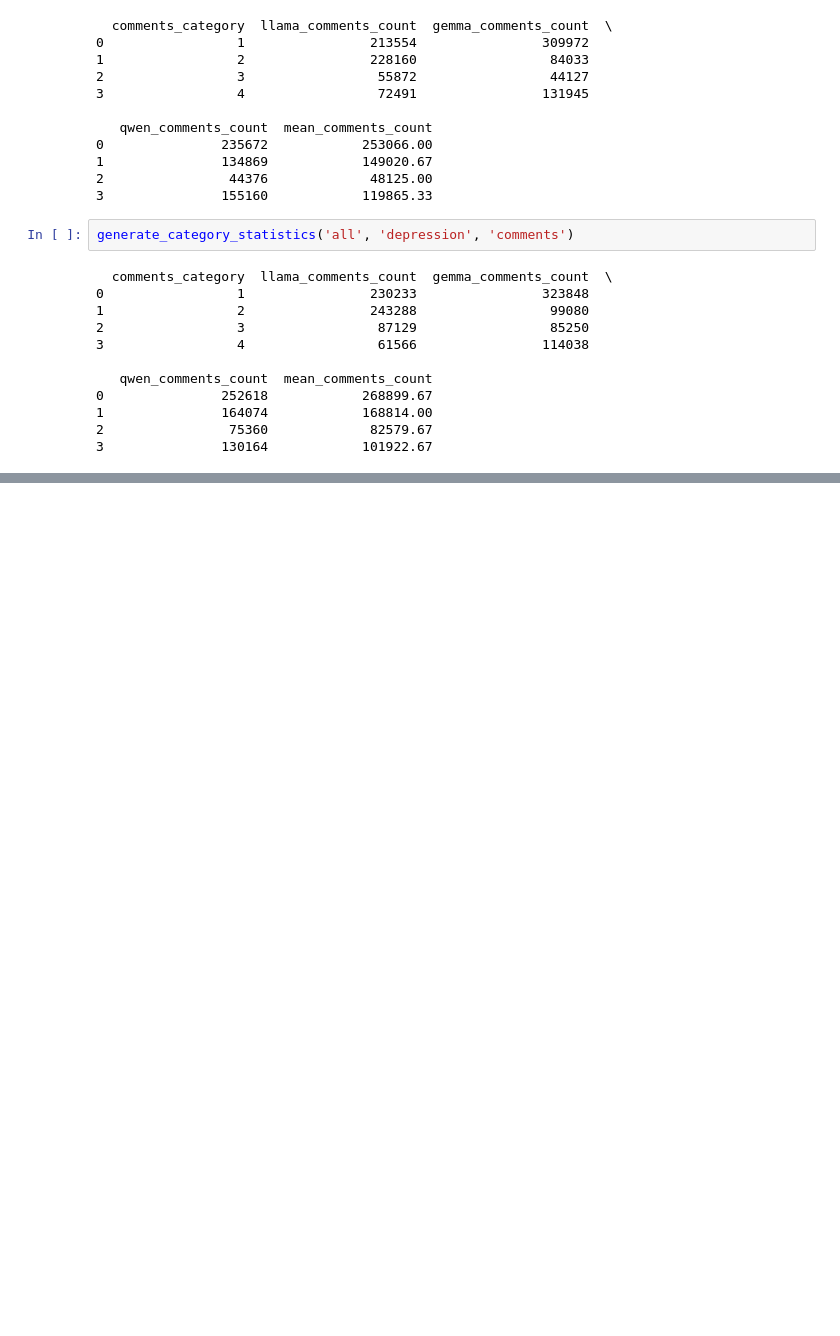
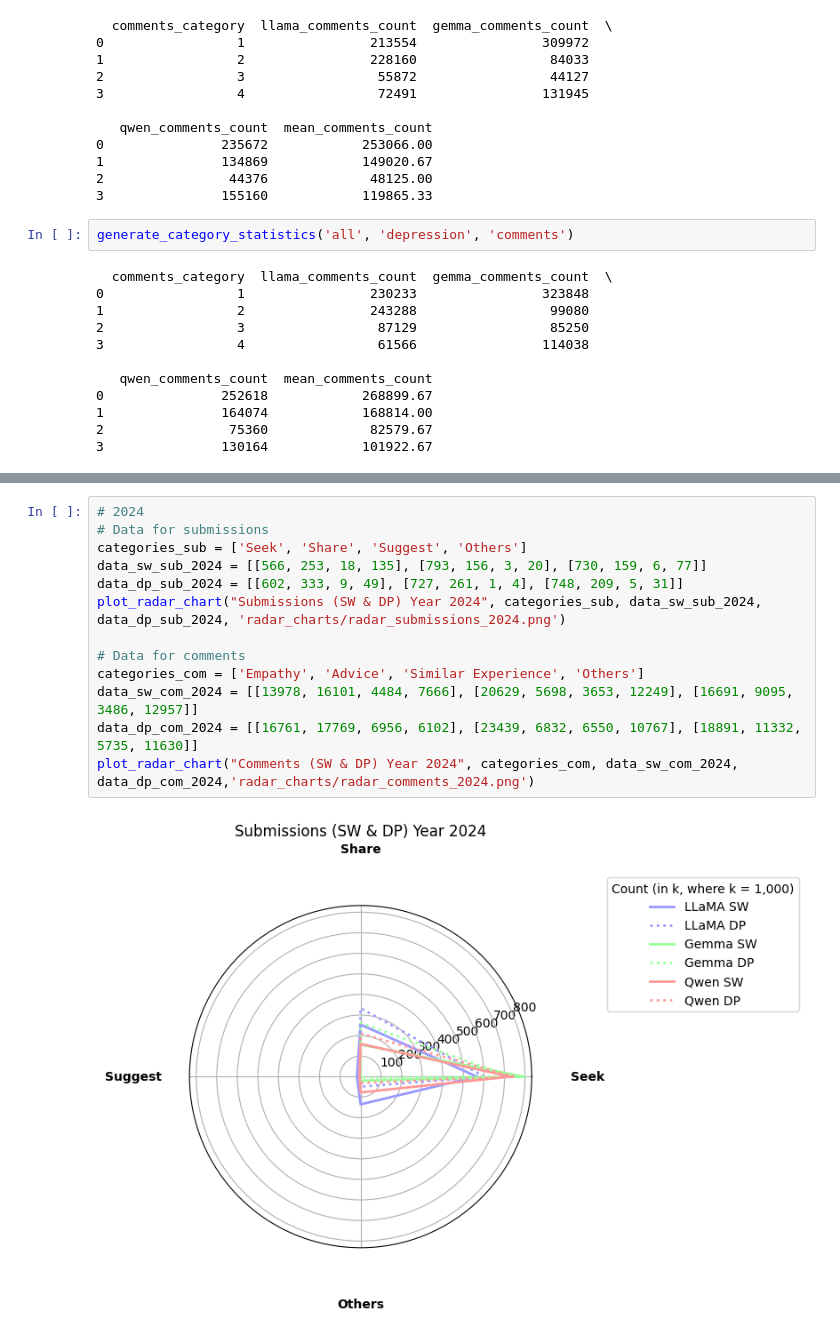
Before and after one commit to kiki3177/Suicide-Subreddits-Support-Dynamics, a Jupyter notebook: posts_categorization/stats.ipynb, the cells around one changed output, grey strips where cells are left out. Drawn from its saved outputs; the diff is of its cells as text; blank space fills up the shorter version.

```diff
--- a/posts_categorization/stats.ipynb
+++ b/posts_categorization/stats.ipynb
@@ -198,0 +287,15 @@ for year in years:
+# %%
+# 2024
+# Data for submissions
+categories_sub = ['Seek', 'Share', 'Suggest', 'Others']
+data_sw_sub_2024 = [[566, 253, 18, 135], [793, 156, 3, 20], [730, 159, 6, 77]]
+data_dp_sub_2024 = [[602, 333, 9, 49], [727, 261, 1, 4], [748, 209, 5, 31]]
+plot_radar_chart("Submissions (SW & DP) Year 2024", categories_sub, data_sw_sub_2024, data_dp_sub_2024, 'radar_charts/radar_submissions_2024.png')
+
+# Data for comments
+categories_com = ['Empathy', 'Advice', 'Similar Experience', 'Others']
+data_sw_com_2024 = [[13978, 16101, 4484, 7666], [20629, 5698, 3653, 12249], [16691, 9095, 3486, 12957]]
+data_dp_com_2024 = [[16761, 17769, 6956, 6102], [23439, 6832, 6550, 10767], [18891, 11332, 5735, 11630]]
+plot_radar_chart("Comments (SW & DP) Year 2024", categories_com, data_sw_com_2024, data_dp_com_2024,'radar_charts/radar_comments_2024.png')
+# %% [output]
+[figure, added]
```
Also changed, not shown: parts of 5 cells of this notebook, 8 other files.
